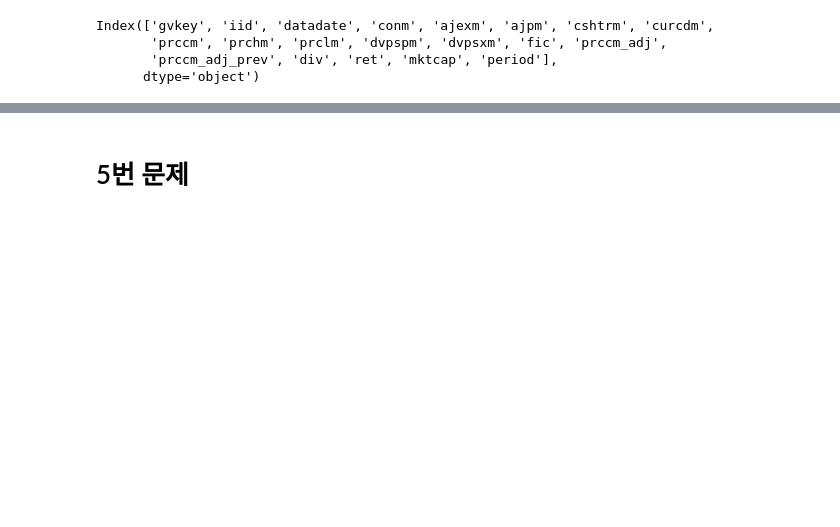
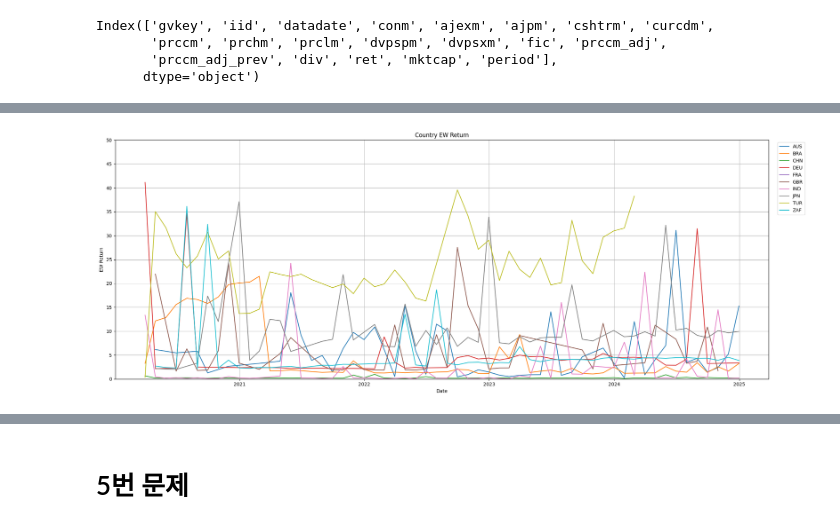
Before and after one commit to LJMfintech/Financial_Data_Analysis, a Jupyter notebook: DataAnalysisHW1.ipynb, the cells around one changed output, grey strips where cells are left out. Drawn from its saved outputs; the diff is of its cells as text; code cells hidden in the pictures; blank space fills up the shorter version.

```diff
--- a/DataAnalysisHW1.ipynb
+++ b/DataAnalysisHW1.ipynb
@@ -467,13 +538,10 @@ KeyError: 'ew_ret'
 # %%
-# 10개국 리스트
-country_list = ['GBR', 'DEU', 'JPN', 'FRA', 'AUS', 'CHN', 'IND', 'BRA', 'ZAF', 'TUR']
-
-
-# 10개국 데이터 필터링
-data_10 = data_set[data_set['fic'].isin(country_list)]
+# datadate 타입 변환 (이미 datetime이면 생략 가능)
+data_set['datadate'] = pd.to_datetime(data_set['datadate'])
 
 # EW 수익률 계산
-ew_ret = data_10.groupby(['fic', 'datadate'])['ret'].mean().reset_index(name='ew_ret')
+ew_ret = data_set.groupby(['fic', 'datadate'])['ret'].mean().reset_index(name='ew_ret')
+
 # VW 수익률 계산 함수
 def vw_avg(x):
     cond = (x['mktcap'] > 0) & x['ret'].notnull()
@@ -481,14 +549,14 @@ def vw_avg(x):
         return np.average(x.loc[cond,'ret'], weights=x.loc[cond,'mktcap'])
     else:
         return np.nan
-vw_ret = data_10.groupby(['fic', 'datadate']).apply(vw_avg).reset_index(name='vw_ret')
 
-# 연월(Year-Month) 컬럼 추가 (datadate가 datetime 아니면 변환 필요)
-data_10['datadate'] = pd.to_datetime(data_10['datadate'])
+vw_ret = data_set.groupby(['fic', 'datadate']).apply(vw_avg).reset_index(name='vw_ret')
+
+# 연월(Year-Month) 컬럼 추가
 ew_ret['year_month'] = ew_ret['datadate'].dt.to_period('M')
 vw_ret['year_month'] = vw_ret['datadate'].dt.to_period('M')
 
-# 피벗(pivot)해서 국가별 row, 월별 수익률이 열이 되도록 변환
+# 피벗(pivot) 테이블 변환
 ew_pivot = ew_ret.pivot(index='fic', columns='year_month', values='ew_ret').reset_index()
 vw_pivot = vw_ret.pivot(index='fic', columns='year_month', values='vw_ret').reset_index()
 
@@ -499,0 +586,24 @@ print(vw_pivot.head(10))
+# %%
+plt.figure(figsize=(20, 8))
+
+# 극단치 제거: EW 수익률이 -50 ~ 50인 데이터만 사용
+ew_ret_clipped = ew_ret[ew_ret['ew_ret'].abs() < 50]
+
+for country in ew_ret_clipped['fic'].unique():
+    country_data = ew_ret_clipped[ew_ret_clipped['fic'] == country]
+    plt.plot(country_data['datadate'], country_data['ew_ret'], label=country)
+
+plt.xlabel('Date')
+plt.ylabel('EW Return')
+plt.title('Country EW Return')
+plt.legend(loc='upper left', ncol=2)
+plt.grid(True)
+plt.tight_layout()
+
+plt.ylim(0, 50)
+plt.yticks(range(0, 51, 5))  # y축 눈금: 0, 5, 10, ..., 50
+plt.legend(bbox_to_anchor=(1.01, 1), loc=2)
+
+plt.show()
+# %% [output]
+[figure, added]
```
Also changed, not shown: parts of 21 cells of this notebook.
